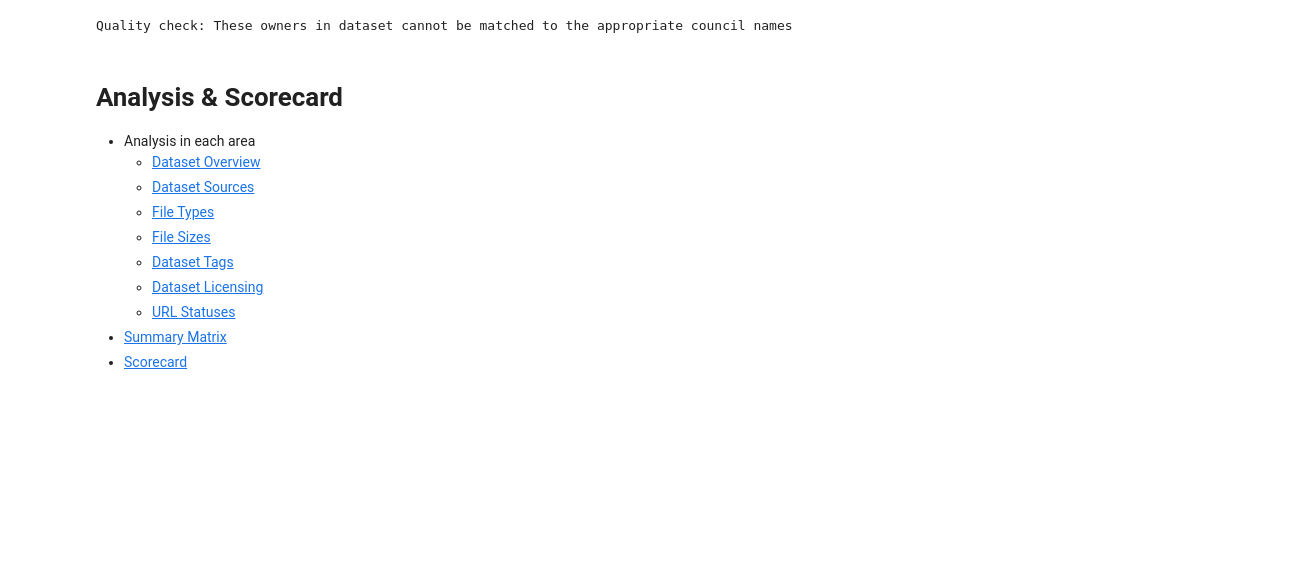
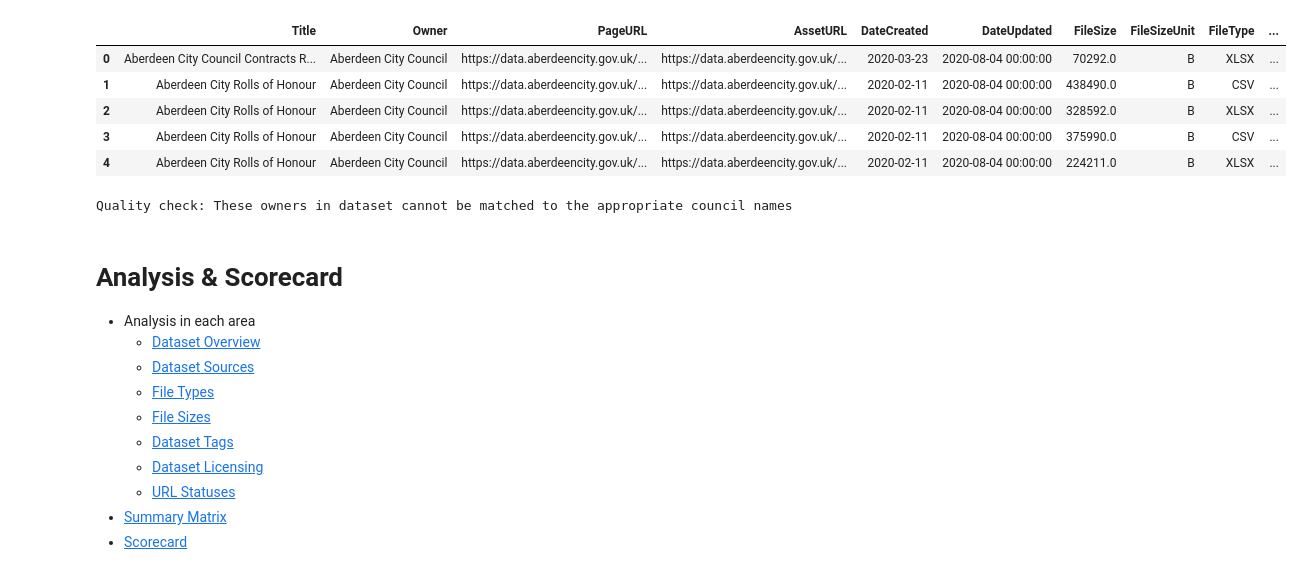
Before and after one commit to OpenDataScotland/the_od_bods, a Jupyter notebook: analytics/analytics.ipynb, the cells around one changed output. Cells and saved outputs as stored; diff of their text form; code cells hidden in the pictures; blank space fills up the shorter version.

```diff
--- a/analytics/analytics.ipynb
+++ b/analytics/analytics.ipynb
@@ -20,3 +20,13 @@ print (str(len(data)) + ' rows loaded')
+# %%
+data_untidy = pd.read_csv('../data/merged_output_untidy.csv')
+data_untidy.head(5)
+# %% [output]
+|  | Title | Owner | PageURL | AssetURL | DateCreated | DateUpdated | FileSize | FileSizeUnit | FileType | ... |
+| 0 | Aberdeen City Council Contracts R... | Aberdeen City Council | https://data.aberdeencity.gov.uk/... | https://data.aberdeencity.gov.uk/... | 2020-03-23 | 2020-08-04 00:00:00 | 70292.0 | B | XLSX | ... |
+| 1 | Aberdeen City Rolls of Honour | Aberdeen City Council | https://data.aberdeencity.gov.uk/... | https://data.aberdeencity.gov.uk/... | 2020-02-11 | 2020-08-04 00:00:00 | 438490.0 | B | CSV | ... |
+| 2 | Aberdeen City Rolls of Honour | Aberdeen City Council | https://data.aberdeencity.gov.uk/... | https://data.aberdeencity.gov.uk/... | 2020-02-11 | 2020-08-04 00:00:00 | 328592.0 | B | XLSX | ... |
+| 3 | Aberdeen City Rolls of Honour | Aberdeen City Council | https://data.aberdeencity.gov.uk/... | https://data.aberdeencity.gov.uk/... | 2020-02-11 | 2020-08-04 00:00:00 | 375990.0 | B | CSV | ... |
+| 4 | Aberdeen City Rolls of Honour | Aberdeen City Council | https://data.aberdeencity.gov.uk/... | https://data.aberdeencity.gov.uk/... | 2020-02-11 | 2020-08-04 00:00:00 | 224211.0 | B | XLSX | ... |
 # %%
 ### Additional cleaning
 ### Removed 'Council' from all labels for brevity in visual displays.
```
Also changed, not shown: parts of 3 cells of this notebook, 4 other files.
